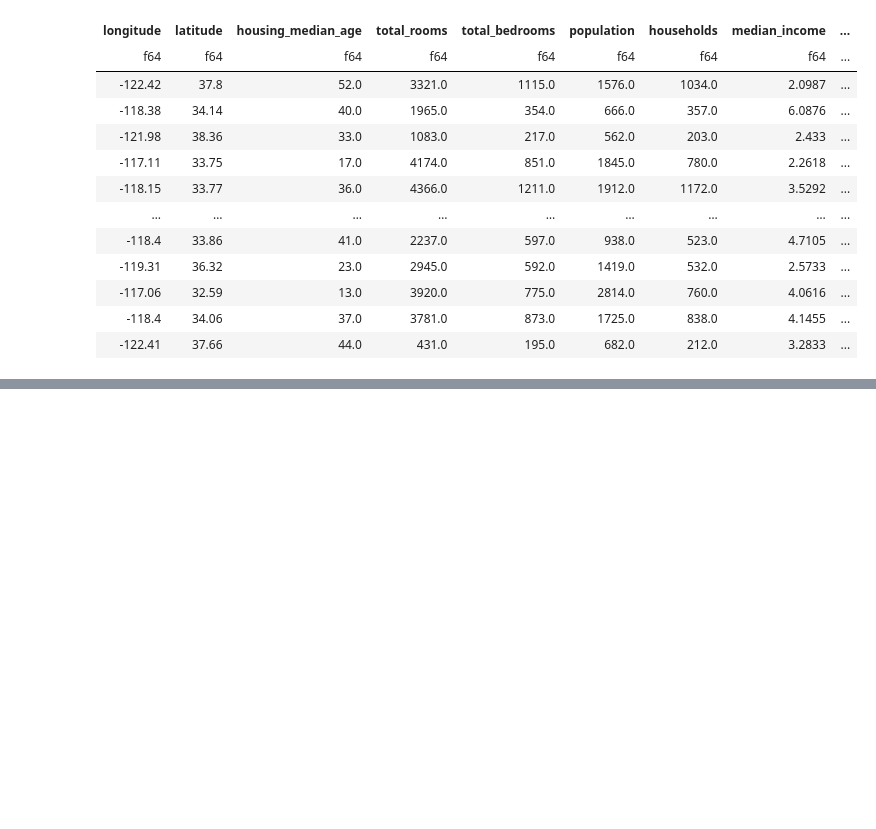
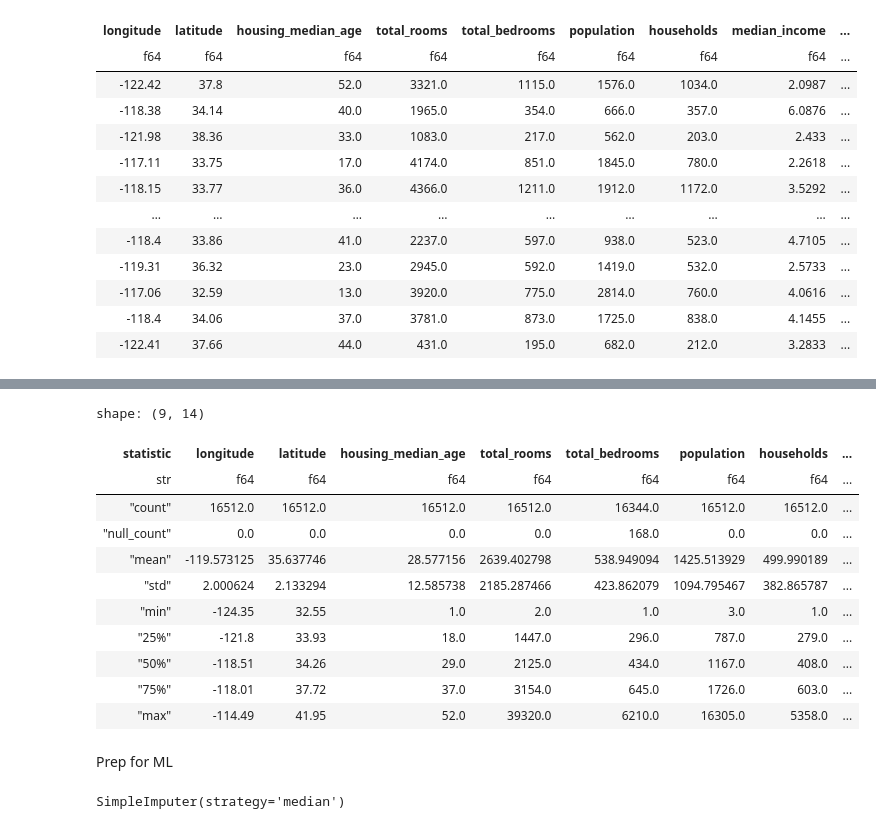
Before and after one commit to asenetcky/quick_py_ml, a Jupyter notebook: housing.ipynb, the cells around one changed output, grey strips where cells are left out. Drawn from its saved outputs; the diff is of its cells as text; code cells hidden in the pictures; blank space fills up the shorter version.

```diff
--- a/housing.ipynb
+++ b/housing.ipynb
@@ -179,0 +235,9 @@ chart
+# %%
+housing=(
+    housing
+    .with_columns(
+        rooms_per_house= pl.col("total_rooms") / pl.col("households"),
+        bedrooms_ratio= pl.col("total_bedrooms") / pl.col("total_rooms"),
+        people_per_house= pl.col("population") / pl.col("households")
+    )
+)
@@ -179,0 +305,17 @@ chart
+# %%
+housing.describe()
+# %% [output]
+shape: (9, 14)
+| statistic | longitude | latitude | housing_median_age | total_rooms | total_bedrooms | population | households | ... |
+| str | f64 | f64 | f64 | f64 | f64 | f64 | f64 | ... |
+| "count" | 16512.0 | 16512.0 | 16512.0 | 16512.0 | 16344.0 | 16512.0 | 16512.0 | ... |
+| "null_count" | 0.0 | 0.0 | 0.0 | 0.0 | 168.0 | 0.0 | 0.0 | ... |
+| "mean" | -119.573125 | 35.637746 | 28.577156 | 2639.402798 | 538.949094 | 1425.513929 | 499.990189 | ... |
+| "std" | 2.000624 | 2.133294 | 12.585738 | 2185.287466 | 423.862079 | 1094.795467 | 382.865787 | ... |
+| "min" | -124.35 | 32.55 | 1.0 | 2.0 | 1.0 | 3.0 | 1.0 | ... |
+| "25%" | -121.8 | 33.93 | 18.0 | 1447.0 | 296.0 | 787.0 | 279.0 | ... |
+| "50%" | -118.51 | 34.26 | 29.0 | 2125.0 | 434.0 | 1167.0 | 408.0 | ... |
+| "75%" | -118.01 | 37.72 | 37.0 | 3154.0 | 645.0 | 1726.0 | 603.0 | ... |
+| "max" | -114.49 | 41.95 | 52.0 | 39320.0 | 6210.0 | 16305.0 | 5358.0 | ... |
+# %% [markdown]
+Prep for ML
@@ -179,0 +333,4 @@ chart
+# %%
+imputer.fit(housing_num)
+# %% [output]
+SimpleImputer(strategy='median')
```
Also changed, not shown: parts of 12 cells of this notebook.
